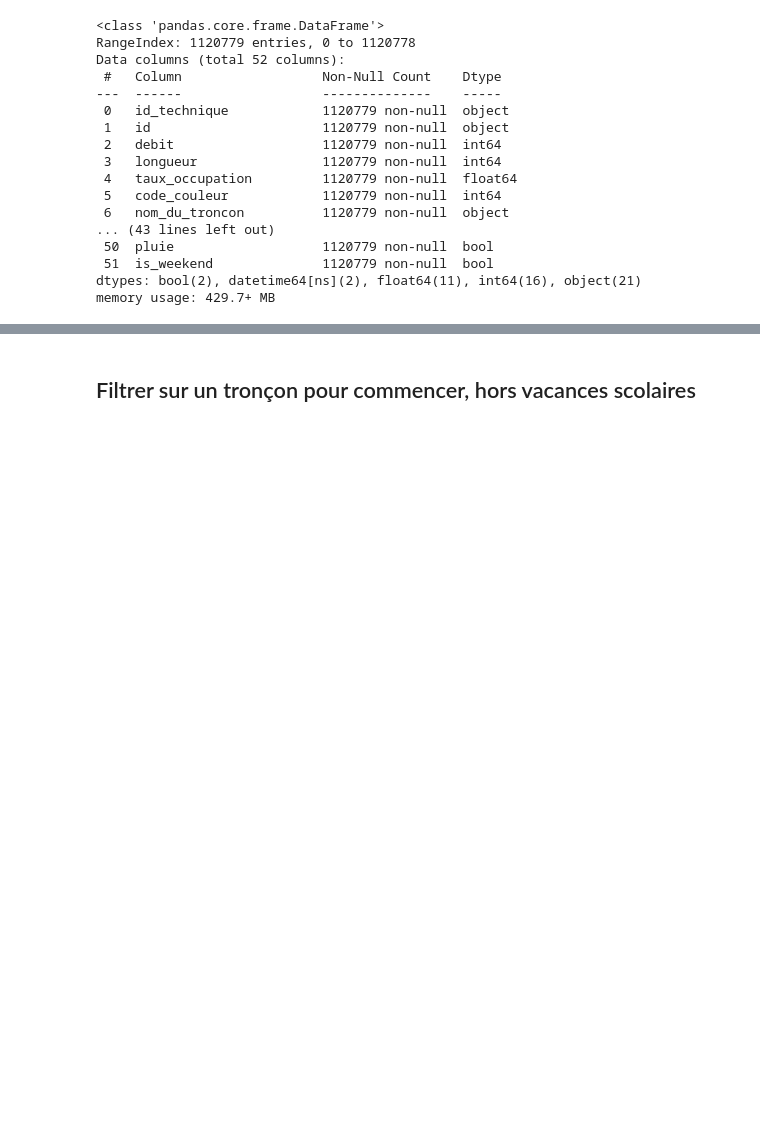
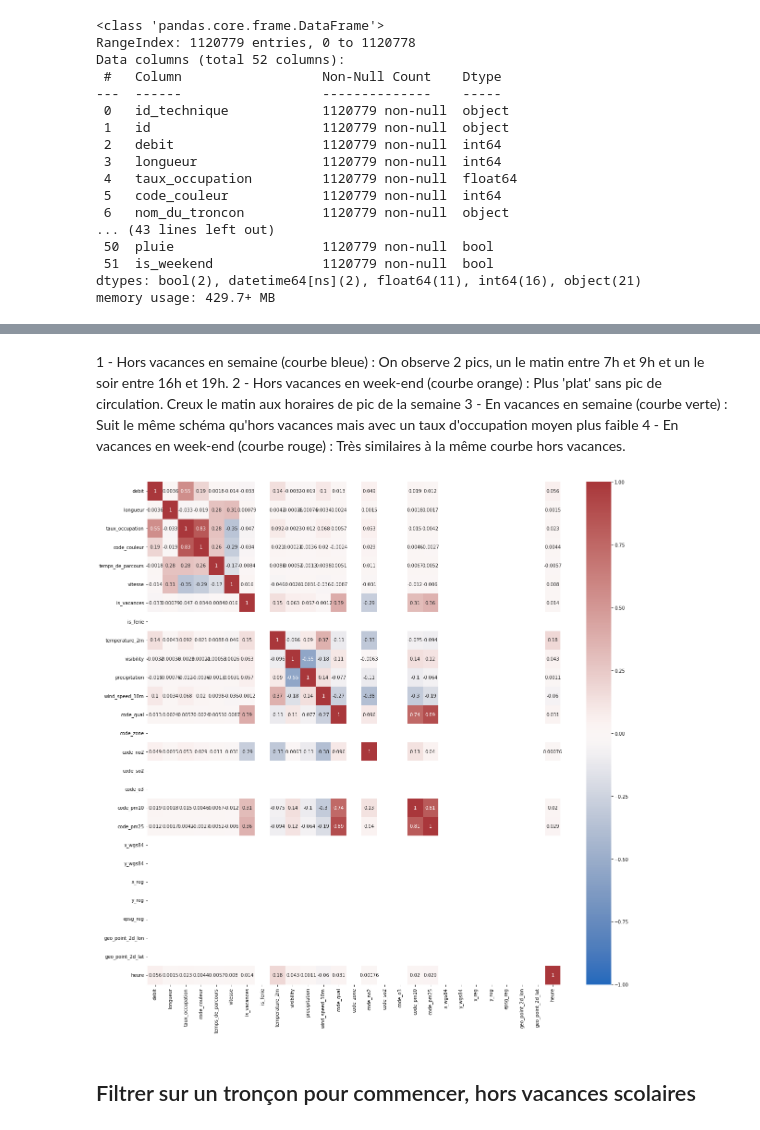
Before and after one commit to BENOUSSAIDarezkimalek/AI_model_urban_mobility, a Jupyter notebook: src/serie_temporelle.ipynb, the cells around one changed output, grey strips where cells are left out. Saved outputs shown, nothing was run; the diff lists cells and outputs as text; code cells hidden in the pictures; blank space fills up the shorter version.

```diff
--- a/src/serie_temporelle.ipynb
+++ b/src/serie_temporelle.ipynb
@@ -31,3 +103,28 @@ memory usage: 429.7+ MB
+# %% [markdown]
+1 - Hors vacances en semaine (courbe bleue) :
+On observe 2 pics, un le matin entre 7h et 9h et un le soir entre 16h et 19h.
+2 - Hors vacances en week-end (courbe orange) :
+Plus 'plat' sans pic de circulation.
+Creux le matin aux horaires de pic de la semaine
+3 - En vacances en semaine (courbe verte) :
+Suit le même schéma qu'hors vacances mais avec un taux d'occupation moyen plus faible
+4 - En vacances en week-end (courbe rouge) :
+Très similaires à la même courbe hors vacances.
+# %%
+# Valeur numerique uniquement
+corr = df_final.select_dtypes('number').corr()
+
+#Afficher une heatmap avec les colonnes corrélées
+plt.figure(figsize=(20,20))
+sns.heatmap(corr,
+            cmap = "vlag",
+            center = 0,
+            annot = True,
+            vmin = -1,
+            vmax = 1)
+plt.show()
+# %% [output]
+[figure, added]
 # %% [markdown]
 ## Filtrer sur un tronçon pour commencer, hors vacances scolaires
 # %%
```
Also changed, not shown: parts of 99 cells of this notebook.
